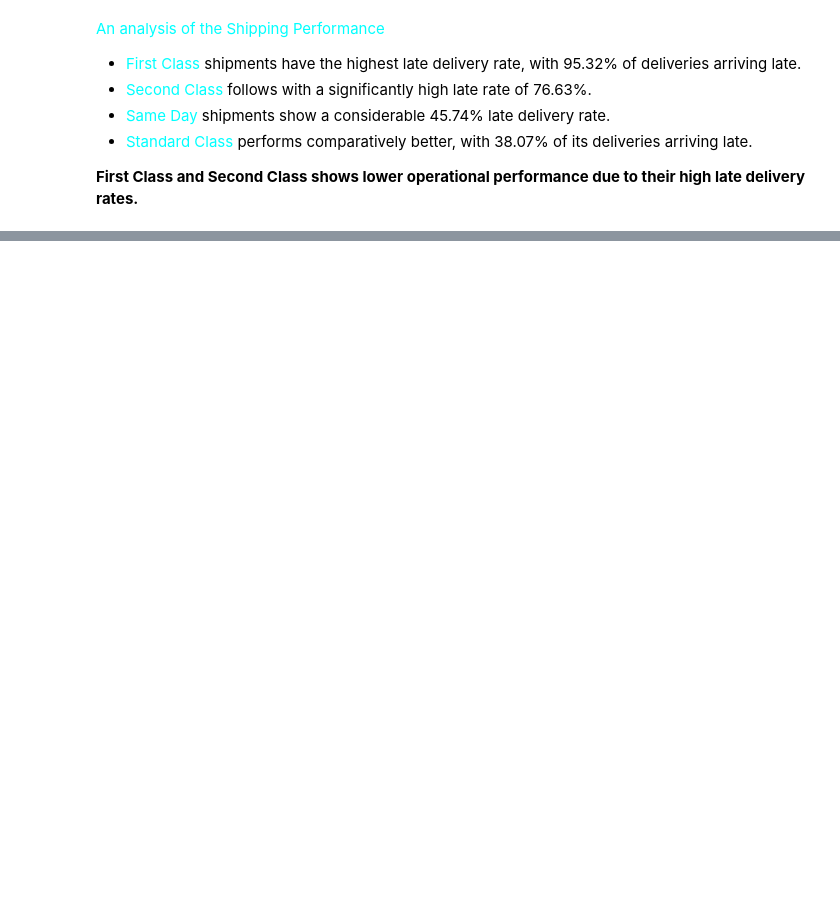
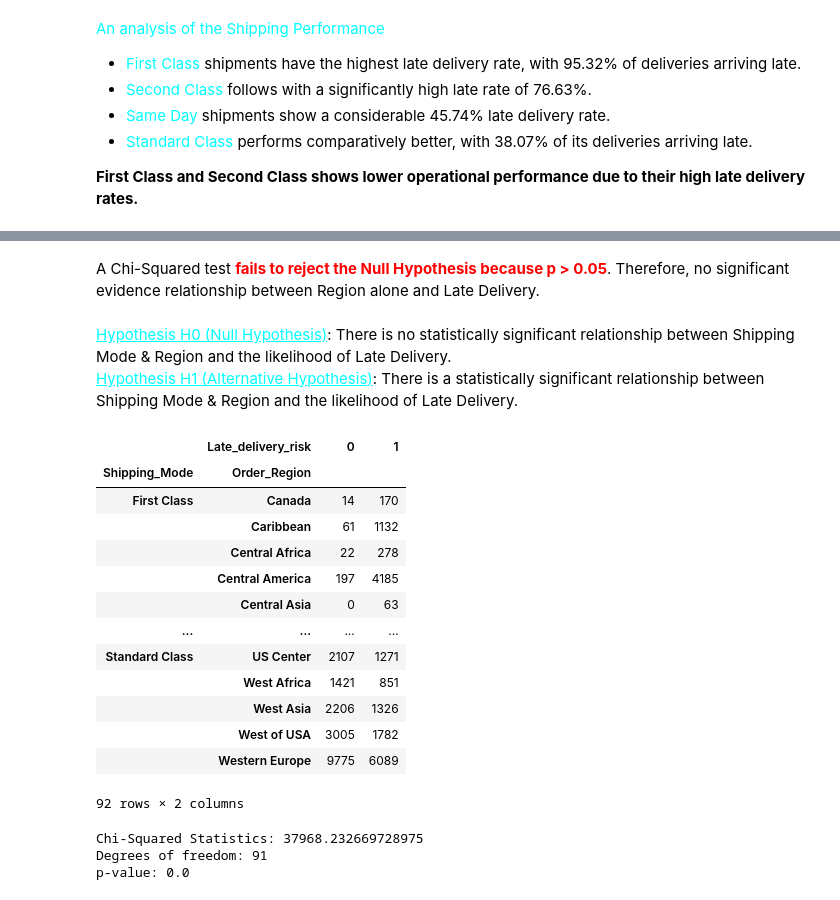
Before and after one commit to zaw-may/Supply-Chain-Analysis, a Jupyter notebook: NB02-SupplyChainHypothesis.ipynb, the cells around one changed output, grey strips where cells are left out. Saved outputs shown, nothing was run; the diff lists cells and outputs as text; code cells hidden in the pictures; blank space fills up the shorter version.

```diff
--- a/NB02-SupplyChainHypothesis.ipynb
+++ b/NB02-SupplyChainHypothesis.ipynb
@@ -32,0 +92,32 @@ shipping_mode_summary.sort_values(by='Late_percentage', ascending = False)
+# %% [markdown]
+A Chi-Squared test <b><font color="red">fails to reject the Null Hypothesis because p > 0.05</font></b>. Therefore, no significant evidence relationship between Region alone and Late Delivery.
+# %% [markdown]
+<font color = "Cyan"><u>Hypothesis H0 (Null Hypothesis)</u></font>: There is no statistically significant relationship between Shipping Mode & Region and the likelihood of Late Delivery.<br>
+<font color = "Cyan"><u>Hypothesis H1 (Alternative Hypothesis)</u></font>: There is a statistically significant relationship between Shipping Mode & Region and the likelihood of Late Delivery.
+# %%
+both_contingency_table = pd.crosstab(index=[refined_data['Shipping_Mode'], refined_data['Order_Region']], columns=refined_data['Late_delivery_risk'])
+both_contingency_table
+# %% [output]
+|  | Late_delivery_risk | 0 | 1 |
+| Shipping_Mode | Order_Region |  |  |
+| First Class | Canada | 14 | 170 |
+|  | Caribbean | 61 | 1132 |
+|  | Central Africa | 22 | 278 |
+|  | Central America | 197 | 4185 |
+|  | Central Asia | 0 | 63 |
+| ... | ... | ... | ... |
+| Standard Class | US Center | 2107 | 1271 |
+|  | West Africa | 1421 | 851 |
+|  | West Asia | 2206 | 1326 |
+|  | West of USA | 3005 | 1782 |
+|  | Western Europe | 9775 | 6089 |
+92 rows × 2 columns
+# %%
+chi2, p, dof, expected = chi2_contingency(both_contingency_table)
+print(f"Chi-Squared Statistics: {chi2}")
+print(f"Degrees of freedom: {dof}")
+print(f"p-value: {p}")
+# %% [output]
+Chi-Squared Statistics: 37968.232669728975
+Degrees of freedom: 91
+p-value: 0.0
```
Also changed, not shown: parts of 11 cells of this notebook, 1 other file.
